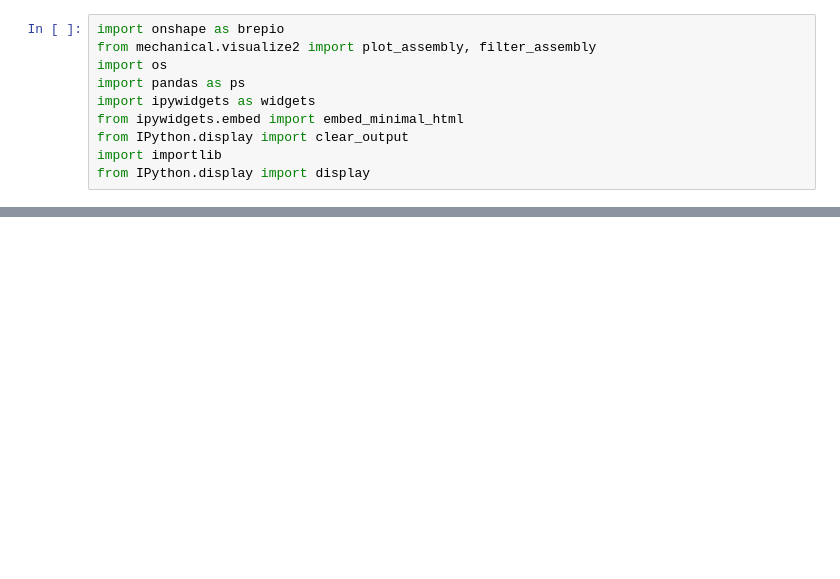
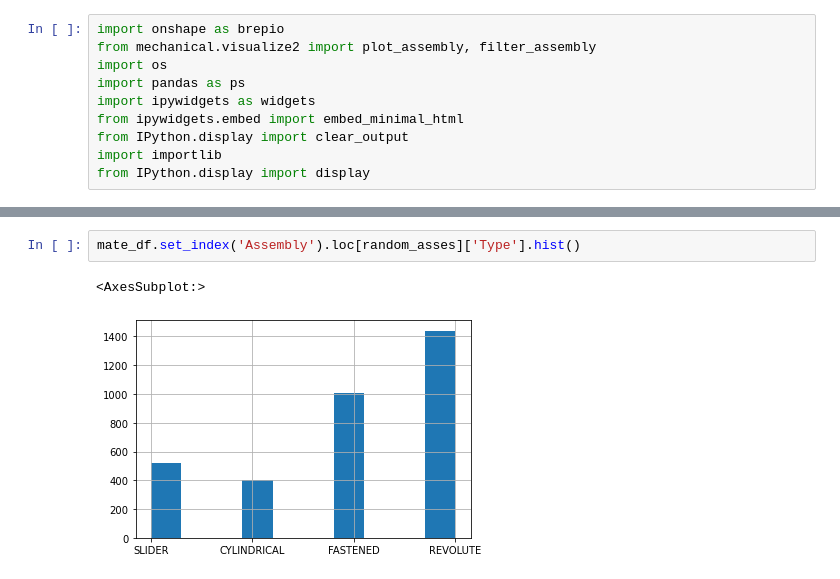
Before and after one commit to ShnitzelKiller/Mechanical, a Jupyter notebook: mechanical/visualize-3.ipynb, the cells around one changed output, grey strips where cells are left out. Saved outputs shown, nothing was run; the diff lists cells and outputs as text; blank space fills up the shorter version.

```diff
--- a/mechanical/visualize-3.ipynb
+++ b/mechanical/visualize-3.ipynb
@@ -101,0 +137,5 @@ def display_sample(sample):
+# %%
+mate_df.set_index('Assembly').loc[random_asses]['Type'].hist()
+# %% [output]
+<AxesSubplot:>
+[figure, added]
```
Also changed, not shown: parts of 20 cells of this notebook, 22 other files.
